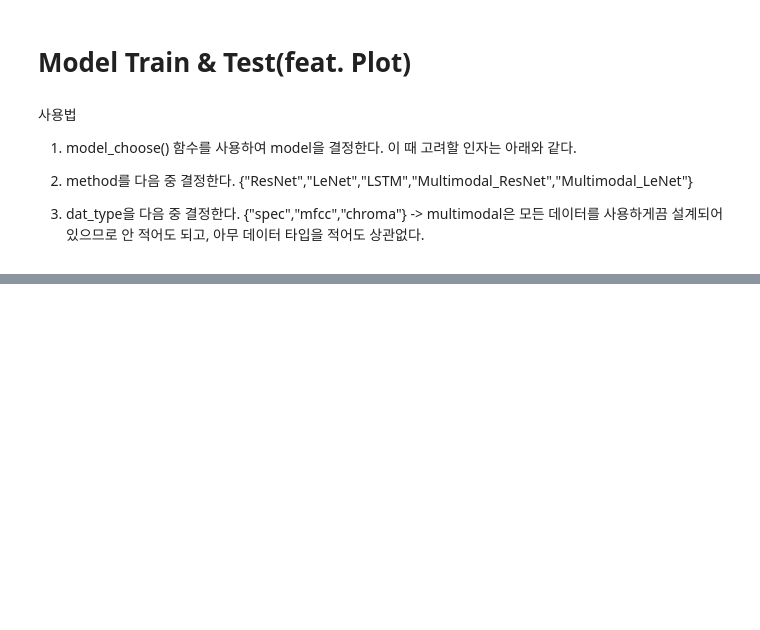
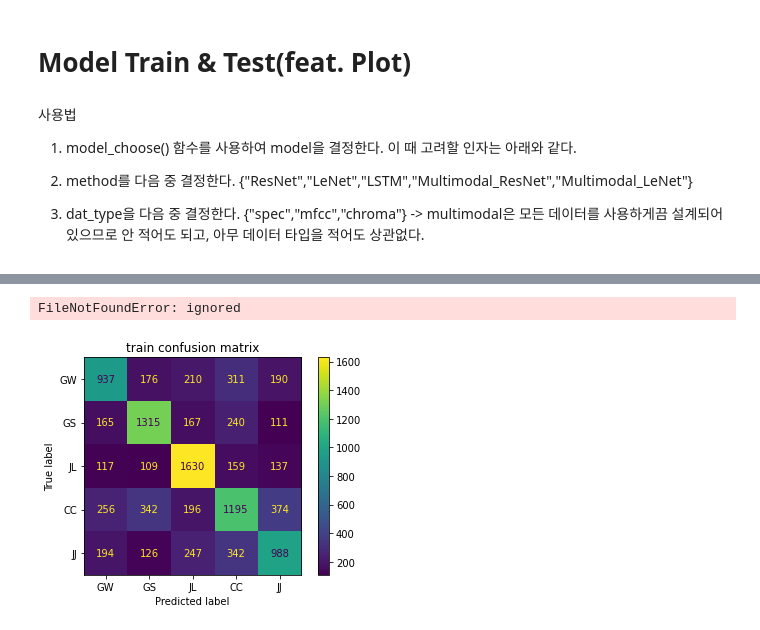
Before and after one commit to sangmin213/DialectClassification, a Jupyter notebook: model_final.ipynb, the cells around one changed output, grey strips where cells are left out. Cells and saved outputs as stored; diff of their text form; code cells hidden in the pictures; blank space fills up the shorter version.

```diff
--- a/model_final.ipynb
+++ b/model_final.ipynb
@@ -1398,0 +1470,5 @@ model.plot('confusion_normalize_val')
+# %%
+model.plot('confusion_train')
+# %% [output]
+FileNotFoundError: ignored
+[figure, added]
```
Also changed, not shown: parts of 26 cells of this notebook.
